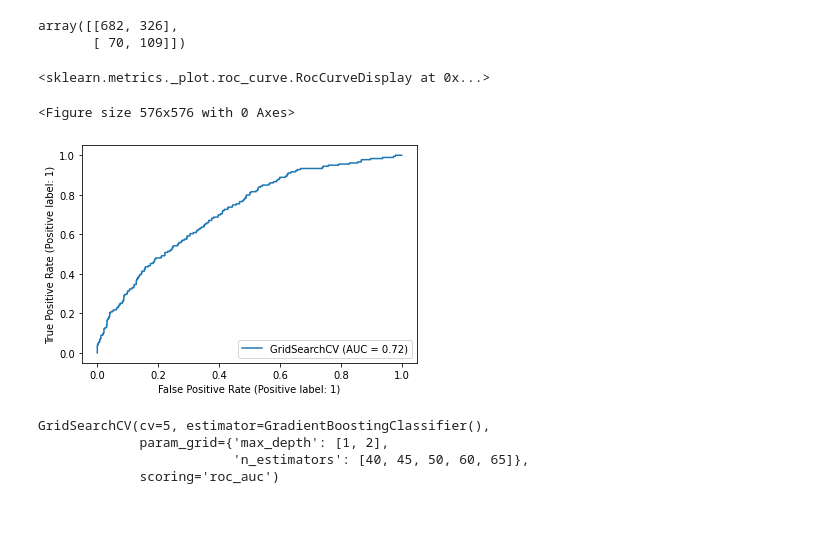
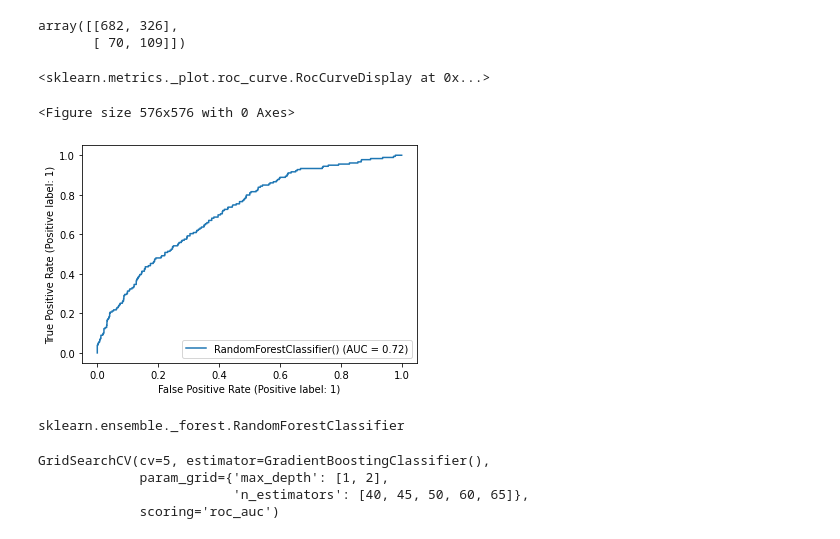
Before and after one commit to Abhi-nav0506/Coronary-Heart-Disease-Prediction, a Jupyter notebook: Cardio_Vascular_Risk_Prediction.ipynb, the cells around one changed output. Saved outputs shown, nothing was run; the diff lists cells and outputs as text; code cells hidden in the pictures.

```diff
--- a/Cardio_Vascular_Risk_Prediction.ipynb
+++ b/Cardio_Vascular_Risk_Prediction.ipynb
@@ -906,12 +939,16 @@ array([[682, 326],
 # %%
 from sklearn.metrics import plot_roc_curve, roc_curve
 
 plt.figure(figsize=(8,8))
-plot_roc_curve(classifier,x_test_imp, y_test)
+plot_roc_curve(classifier,x_test_imp, y_test, name=classifier.estimator)
 # %% [output]
 <sklearn.metrics._plot.roc_curve.RocCurveDisplay at 0x...>
 <Figure size 576x576 with 0 Axes>
-[figure, old version]
+[figure, new version]
+# %%
+type(classifier.estimator)
+# %% [output]
+sklearn.ensemble._forest.RandomForestClassifier
 # %%
 from sklearn.ensemble import GradientBoostingClassifier
 
```
Also changed, not shown: parts of 28 cells of this notebook.
